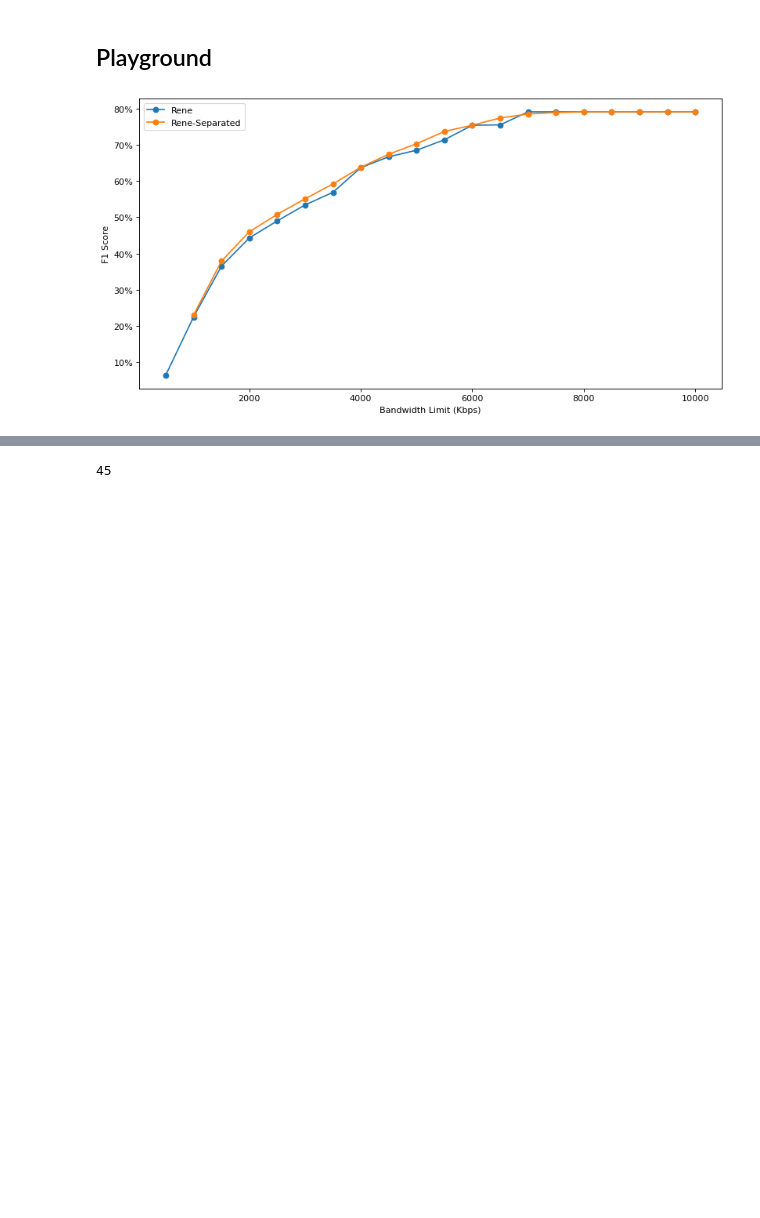
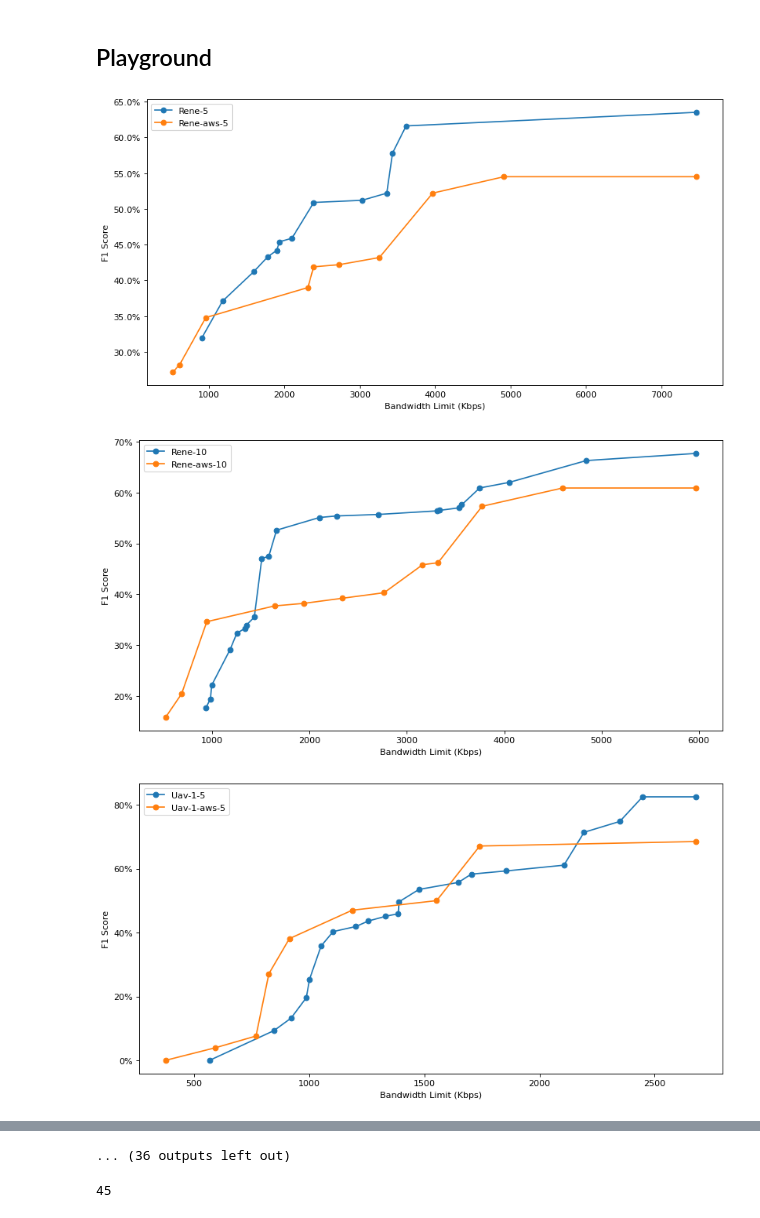
Before and after one commit to zharfanf/dds-zharfanf, a Jupyter notebook: workspace/plotter.ipynb, the cells around one changed output, grey strips where cells are left out. Cells and saved outputs as stored; diff of their text form; code cells hidden in the pictures; blank space fills up the shorter version.

```diff
--- a/workspace/plotter.ipynb
+++ b/workspace/plotter.ipynb
@@ -85,16 +97,24 @@ def F1_Bandwidth_plot(bandwidth_f1):
     plt.legend()
 # %%
 def F1_Bandwidth_limit_plot_compare(bandwidth_f1_1, label1, bandwidth_f1_2, label2):
+    if(bandwidth_f1_1['bandwidth'].iloc[-1] > bandwidth_f1_2['bandwidth'].iloc[-1]):
+        tempF1 = bandwidth_f1_2['F1'].iloc[-1]
+        bandwidth_f1_2 = bandwidth_f1_2.append(bandwidth_f1_1.iloc[-1], ignore_index=True)
+        bandwidth_f1_2['F1'] = bandwidth_f1_2['F1'].replace(to_replace = bandwidth_f1_2['F1'].iloc[-1], value= tempF1)
+    else:
+        tempF1 = bandwidth_f1_1['F1'].iloc[-1]
+        bandwidth_f1_1 = bandwidth_f1_1.append(bandwidth_f1_2.iloc[-1], ignore_index=True)
+        bandwidth_f1_1['F1'] = bandwidth_f1_1['F1'].replace(to_replace = bandwidth_f1_1['F1'].iloc[-1], value= tempF1)
     # set figure size
     plt.figure(figsize=(12,6), dpi=80)
 
     plt.xlabel('Bandwidth Limit (Kbps)')
     plt.ylabel('F1 Score')
 
-    plt1 = plt.plot(bandwidth_f1_1['bandwidth-limit'], bandwidth_f1_1['F1'],
+    plt1 = plt.plot(bandwidth_f1_1['bandwidth'], bandwidth_f1_1['F1'],
     'o-',
     label = label1,)
-    plt2 = plt.plot(bandwidth_f1_2['bandwidth-limit'], bandwidth_f1_2['F1'],
+    plt2 = plt.plot(bandwidth_f1_2['bandwidth'], bandwidth_f1_2['F1'],
     'o-',
     label = label2,)
 
@@ -104,9 +124,6 @@ def F1_Bandwidth_limit_plot_compare(bandwidth_f1_1, label1, bandwidth_f1_2, labe
     plt.ticklabel_format(style='plain', axis='x', )
 
     plt.legend()
+    plt.ion()
 # %% [markdown]
 ## Playground
-# %%
-F1_Bandwidth_limit_plot_compare(profile_rene_adaptive, "Rene", profile_rene_adaptive_separated, "Rene-Separated")
-# %% [output]
-[figure, removed]
@@ -112,0 +178,9 @@ F1_Bandwidth_limit_plot_compare(profile_rene_adaptive, "Rene", profile_rene_adap
+# %%
+profile_rene_adaptive = pd.read_csv("./profile-rene/profile-separated/profile-10.csv")
+profile_rene_adaptive
+profile_rene_adaptive_aws = pd.read_csv("./profile-rene-aws/profile-separated/profile-10.csv")
+F1_Bandwidth_limit_plot_compare(profile_rene_adaptive, "Rene-10", profile_rene_adaptive_aws, "Rene-aws-10")
+# %% [output]
+[figure, added]
+[figure, added]
+[figure, added]
@@ -112,0 +196 @@ F1_Bandwidth_limit_plot_compare(profile_rene_adaptive, "Rene", profile_rene_adap
+... (36 outputs left out)
```
Also changed, not shown: parts of 7 cells of this notebook, 11 other files.
